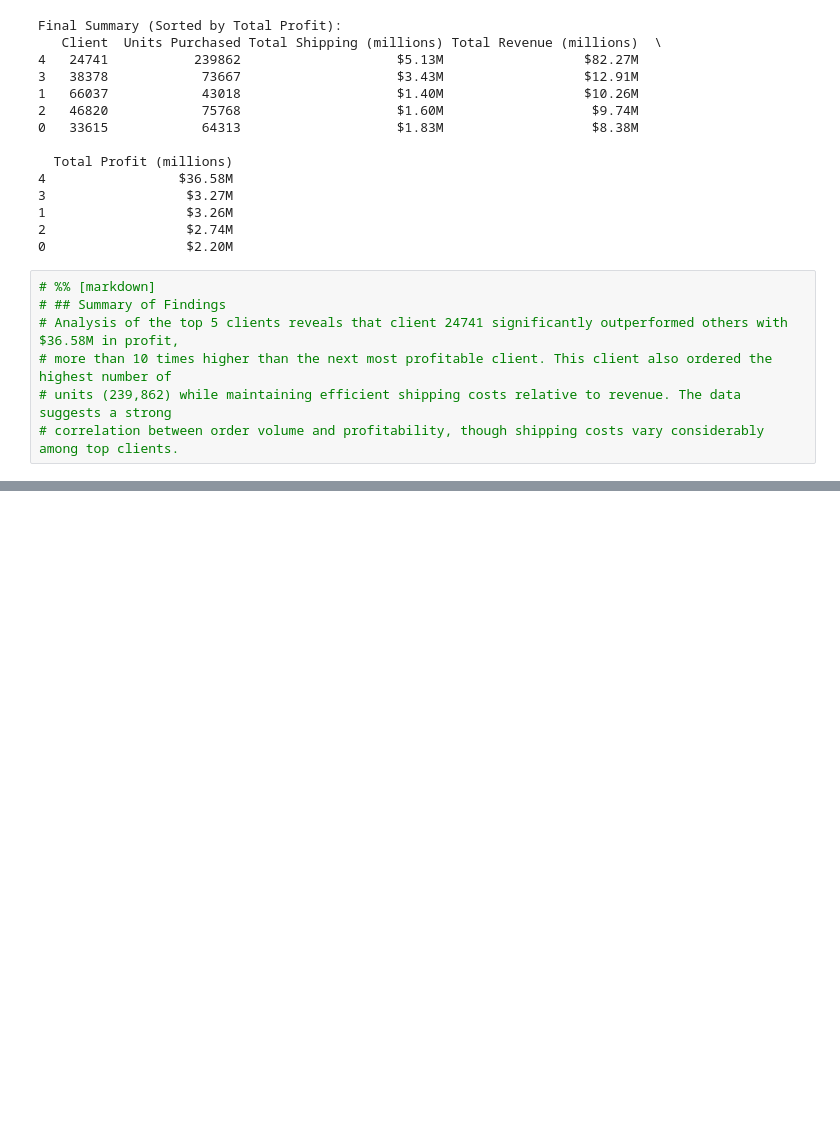
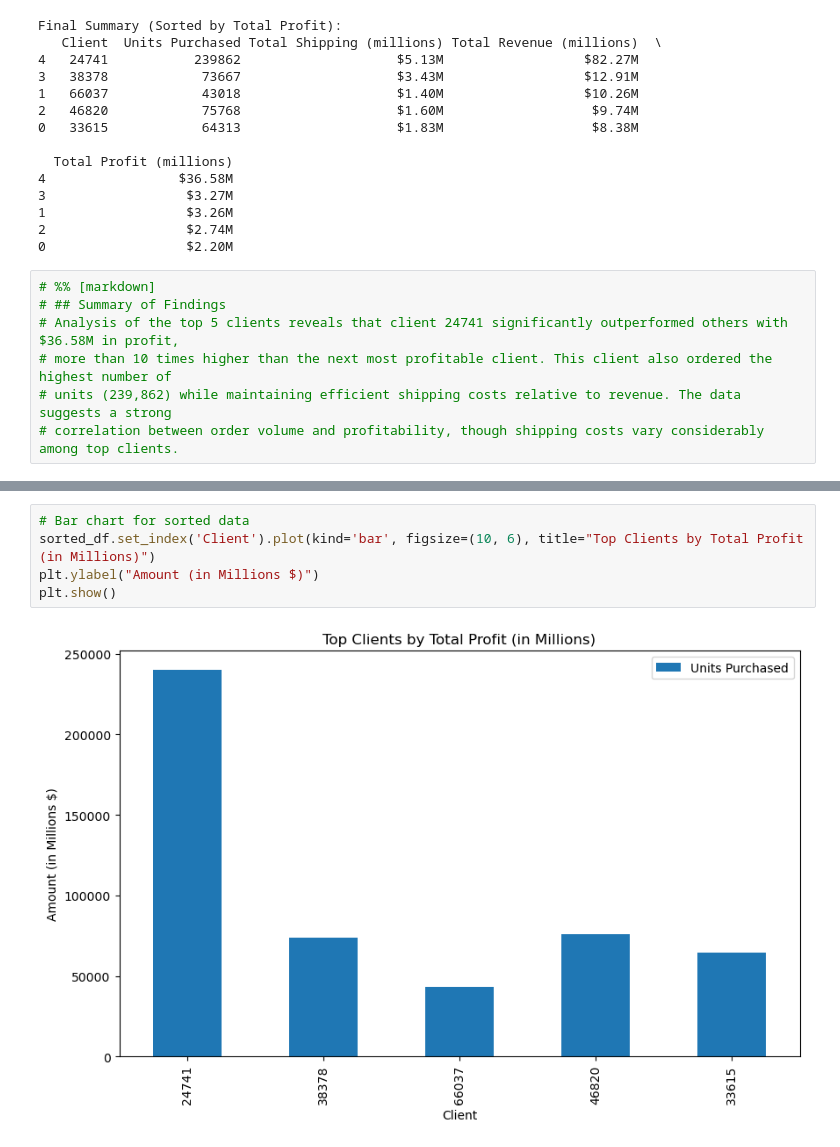
Before and after one commit to CCIEMikeG/pandas-challenge-1, a Jupyter notebook: wholesale_data_analysis_starter_code.ipynb, the cells around one changed output, grey strips where cells are left out. Drawn from its saved outputs; the diff is of its cells as text; blank space fills up the shorter version.

```diff
--- a/wholesale_data_analysis_starter_code.ipynb
+++ b/wholesale_data_analysis_starter_code.ipynb
@@ -403,0 +435,7 @@ Final Summary (Sorted by Total Profit):
+# %%
+# Bar chart for sorted data
+sorted_df.set_index('Client').plot(kind='bar', figsize=(10, 6), title="Top Clients by Total Profit (in Millions)")
+plt.ylabel("Amount (in Millions $)")
+plt.show()
+# %% [output]
+[figure, added]
```
Also changed, not shown: parts of 7 cells of this notebook.
